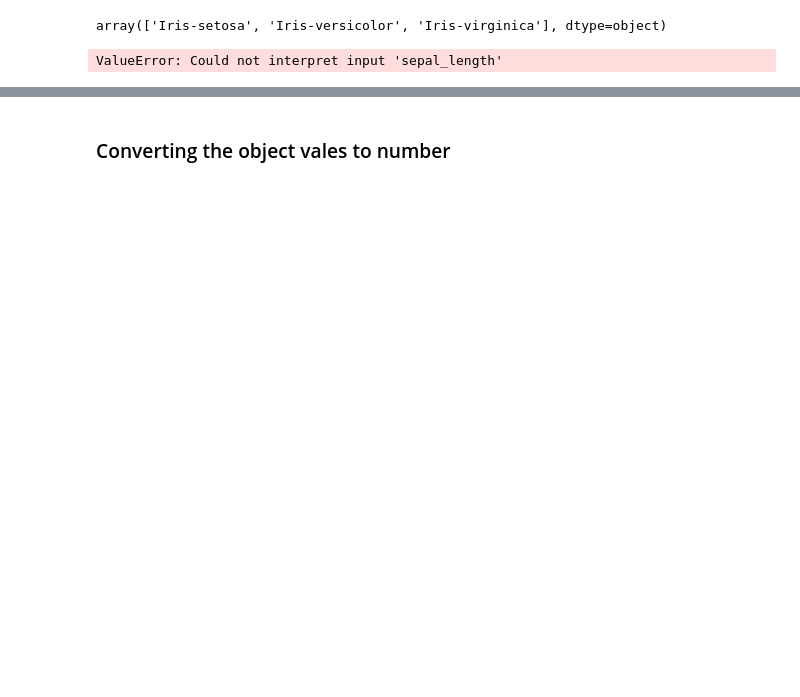
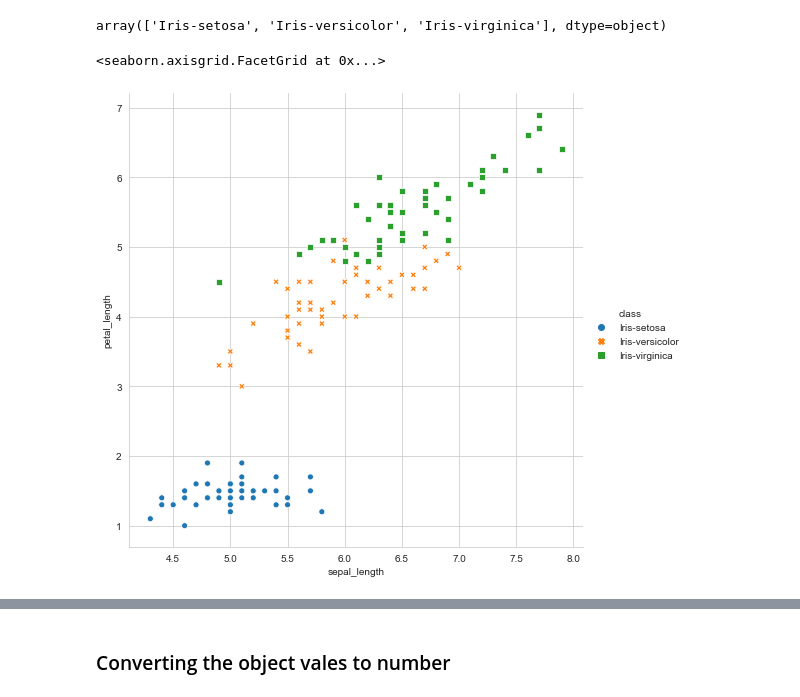
Before and after one commit to Ariyo05/Machine-Learning, a Jupyter notebook: IRIS -- KB.ipynb, the cells around one changed output, grey strips where cells are left out. Cells and saved outputs as stored; diff of their text form; code cells hidden in the pictures; blank space fills up the shorter version.

```diff
--- a/IRIS -- KB.ipynb
+++ b/IRIS -- KB.ipynb
@@ -62,6 +62,7 @@ df['class'].unique()
 # %% [output]
 array(['Iris-setosa', 'Iris-versicolor', 'Iris-virginica'], dtype=object)
 # %%
-sns.relplot(x="petal_length", y="sepal_length", hue="class", height=7,  data=df )
+sns.relplot(x="sepal_length", y="petal_length", hue="class", height=7, style='class',  data=df )
 # %% [output]
-ValueError: Could not interpret input 'sepal_length'
+<seaborn.axisgrid.FacetGrid at 0x...>
+[figure, added]
```
Also changed, not shown: parts of 15 cells of this notebook.
